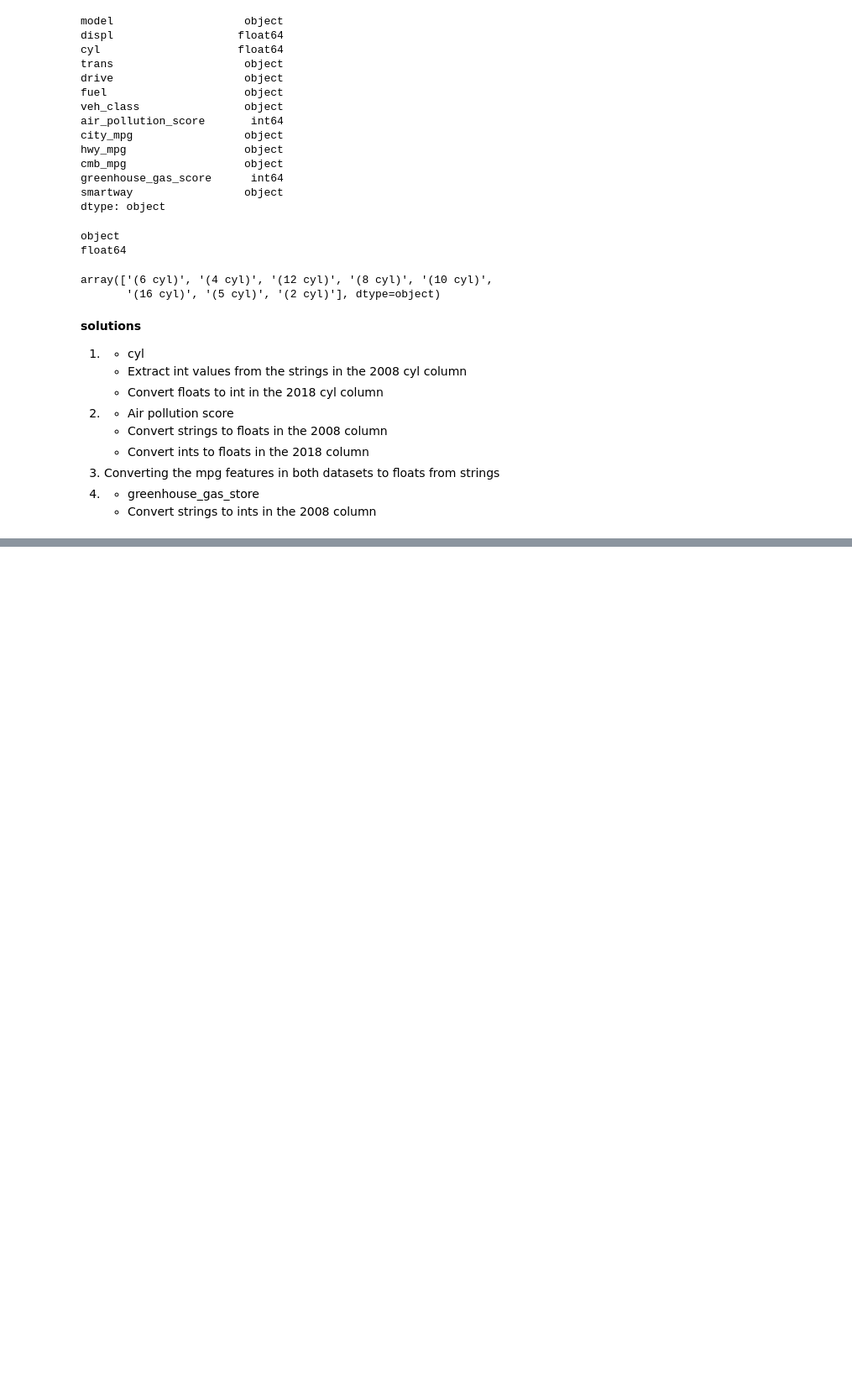
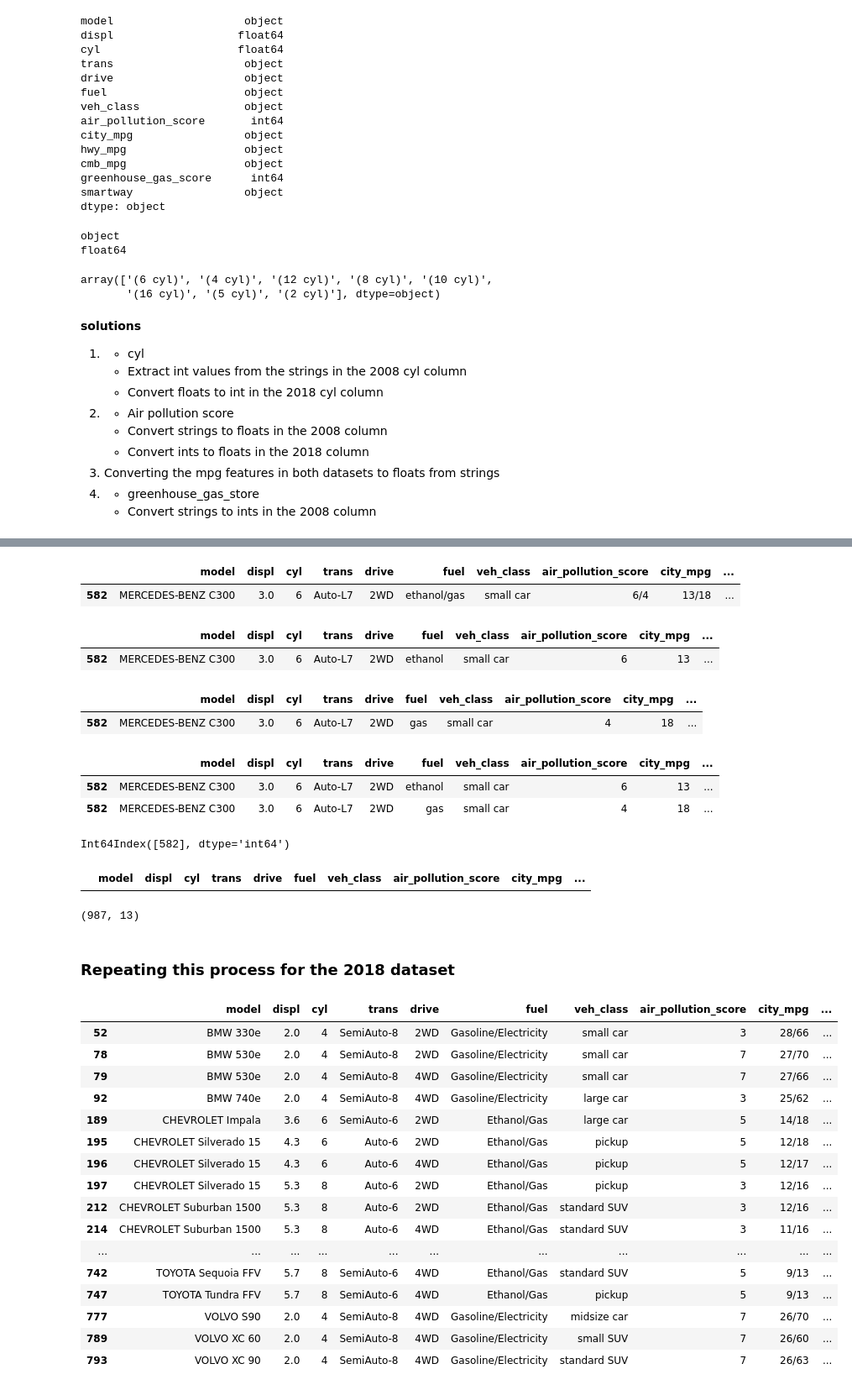
Before and after one commit to jumbamark/data_analysis, a Jupyter notebook: case_studies/second/fuel_economy.ipynb, the cells around one changed output, grey strips where cells are left out. Shown at 84% size. Saved outputs shown, nothing was run; the diff lists cells and outputs as text; code cells hidden in the pictures; blank space fills up the shorter version.

Commit message:
fixing data types

```diff
--- a/case_studies/second/fuel_economy.ipynb
+++ b/case_studies/second/fuel_economy.ipynb
@@ -437,0 +475,5 @@ __solutions__
+# %%
+# load data sets
+
+df_08 = pd.read_csv('fuel-economy-datasets/data_08_v3.csv')
+df_18 = pd.read_csv('fuel-economy-datasets/data_18_v3.csv')
@@ -437,0 +521,10 @@ __solutions__
+# %%
+# creating two copies of the 2008 hybrid dataframes
+df1 = hb_08.copy()
+df2 = hb_08.copy()
+
+# Each one should look like this
+df2
+# %% [output]
+|  | model | displ | cyl | trans | drive | fuel | veh_class | air_pollution_score | city_mpg | ... |
+| 582 | MERCEDES-BENZ C300 | 3.0 | 6 | Auto-L7 | 2WD | ethanol/gas | small car | 6/4 | 13/18 | ... |
@@ -437,0 +539,61 @@ __solutions__
+# %%
+# values before "/"
+df1
+# %% [output]
+|  | model | displ | cyl | trans | drive | fuel | veh_class | air_pollution_score | city_mpg | ... |
+| 582 | MERCEDES-BENZ C300 | 3.0 | 6 | Auto-L7 | 2WD | ethanol | small car | 6 | 13 | ... |
+# %%
+# values after "/"
+df2
+# %% [output]
+|  | model | displ | cyl | trans | drive | fuel | veh_class | air_pollution_score | city_mpg | ... |
+| 582 | MERCEDES-BENZ C300 | 3.0 | 6 | Auto-L7 | 2WD | gas | small car | 4 | 18 | ... |
+# %%
+# combining the data frames to add to the original data frames
+new_rows = pd.concat([df1, df2])
+# new_rows = df1.append(df2)
+new_rows
+# %% [output]
+|  | model | displ | cyl | trans | drive | fuel | veh_class | air_pollution_score | city_mpg | ... |
+| 582 | MERCEDES-BENZ C300 | 3.0 | 6 | Auto-L7 | 2WD | ethanol | small car | 6 | 13 | ... |
+| 582 | MERCEDES-BENZ C300 | 3.0 | 6 | Auto-L7 | 2WD | gas | small car | 4 | 18 | ... |
+# %%
+# drop the original hybrid rows and add the newly separated rows
+print(hb_08.index)
+df_08.drop(hb_08.index, inplace=True)
+df_08 = df_08.append(new_rows, ignore_index=True)
+# %% [output]
+Int64Index([582], dtype='int64')
+# %%
+# confirm that the original hybrid rows are gone
+df_08[df_08.fuel.str.contains("/")]
+# %% [output]
+|  | model | displ | cyl | trans | drive | fuel | veh_class | air_pollution_score | city_mpg | ... |
+# %%
+df_08.shape
+# %% [output]
+(987, 13)
+# %% [markdown]
+### Repeating this process for the 2018 dataset
+# %%
+# hybrids in 2018
+hb_18 = df_18[df_18['fuel'].str.contains('/')]
+hb_18
+# %% [output]
+|  | model | displ | cyl | trans | drive | fuel | veh_class | air_pollution_score | city_mpg | ... |
+| 52 | BMW 330e | 2.0 | 4 | SemiAuto-8 | 2WD | Gasoline/Electricity | small car | 3 | 28/66 | ... |
+| 78 | BMW 530e | 2.0 | 4 | SemiAuto-8 | 2WD | Gasoline/Electricity | small car | 7 | 27/70 | ... |
+| 79 | BMW 530e | 2.0 | 4 | SemiAuto-8 | 4WD | Gasoline/Electricity | small car | 7 | 27/66 | ... |
+| 92 | BMW 740e | 2.0 | 4 | SemiAuto-8 | 4WD | Gasoline/Electricity | large car | 3 | 25/62 | ... |
+| 189 | CHEVROLET Impala | 3.6 | 6 | SemiAuto-6 | 2WD | Ethanol/Gas | large car | 5 | 14/18 | ... |
+| 195 | CHEVROLET Silverado 15 | 4.3 | 6 | Auto-6 | 2WD | Ethanol/Gas | pickup | 5 | 12/18 | ... |
+| 196 | CHEVROLET Silverado 15 | 4.3 | 6 | Auto-6 | 4WD | Ethanol/Gas | pickup | 5 | 12/17 | ... |
+| 197 | CHEVROLET Silverado 15 | 5.3 | 8 | Auto-6 | 2WD | Ethanol/Gas | pickup | 3 | 12/16 | ... |
+| 212 | CHEVROLET Suburban 1500 | 5.3 | 8 | Auto-6 | 2WD | Ethanol/Gas | standard SUV | 3 | 12/16 | ... |
+| 214 | CHEVROLET Suburban 1500 | 5.3 | 8 | Auto-6 | 4WD | Ethanol/Gas | standard SUV | 3 | 11/16 | ... |
+| ... | ... | ... | ... | ... | ... | ... | ... | ... | ... | ... |
+| 742 | TOYOTA Sequoia FFV | 5.7 | 8 | SemiAuto-6 | 4WD | Ethanol/Gas | standard SUV | 5 | 9/13 | ... |
+| 747 | TOYOTA Tundra FFV | 5.7 | 8 | SemiAuto-6 | 4WD | Ethanol/Gas | pickup | 5 | 9/13 | ... |
+| 777 | VOLVO S90 | 2.0 | 4 | SemiAuto-8 | 4WD | Gasoline/Electricity | midsize car | 7 | 26/70 | ... |
+| 789 | VOLVO XC 60 | 2.0 | 4 | SemiAuto-8 | 4WD | Gasoline/Electricity | small SUV | 7 | 26/60 | ... |
+| 793 | VOLVO XC 90 | 2.0 | 4 | SemiAuto-8 | 4WD | Gasoline/Electricity | standard SUV | 7 | 26/63 | ... |
```
Also changed, not shown: parts of 36 cells of this notebook, 6 other files.
